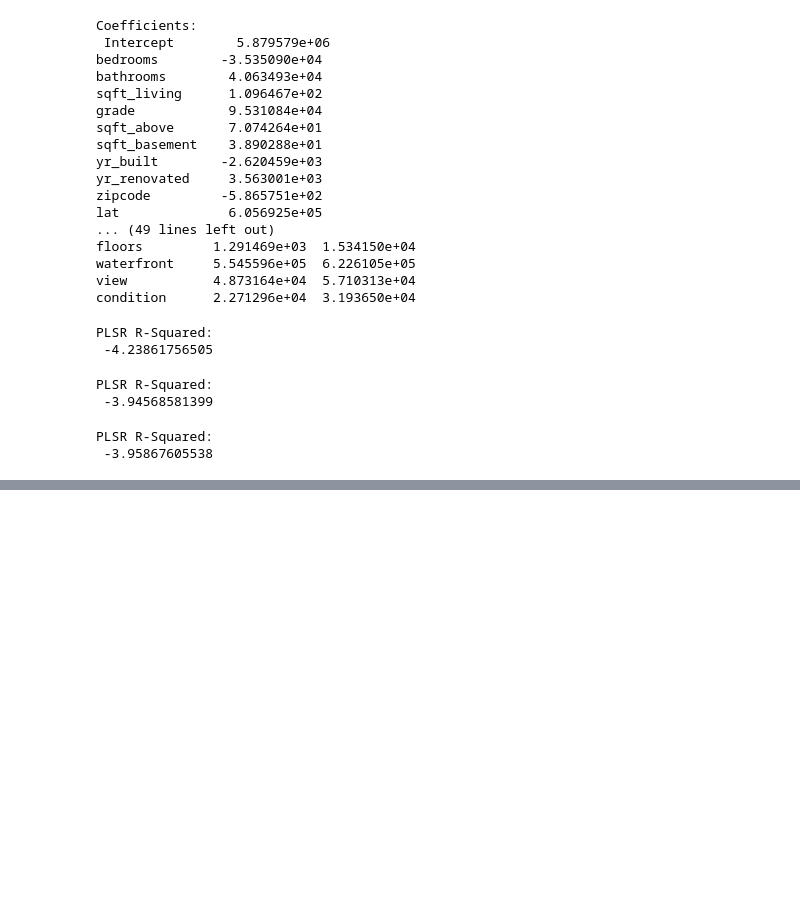
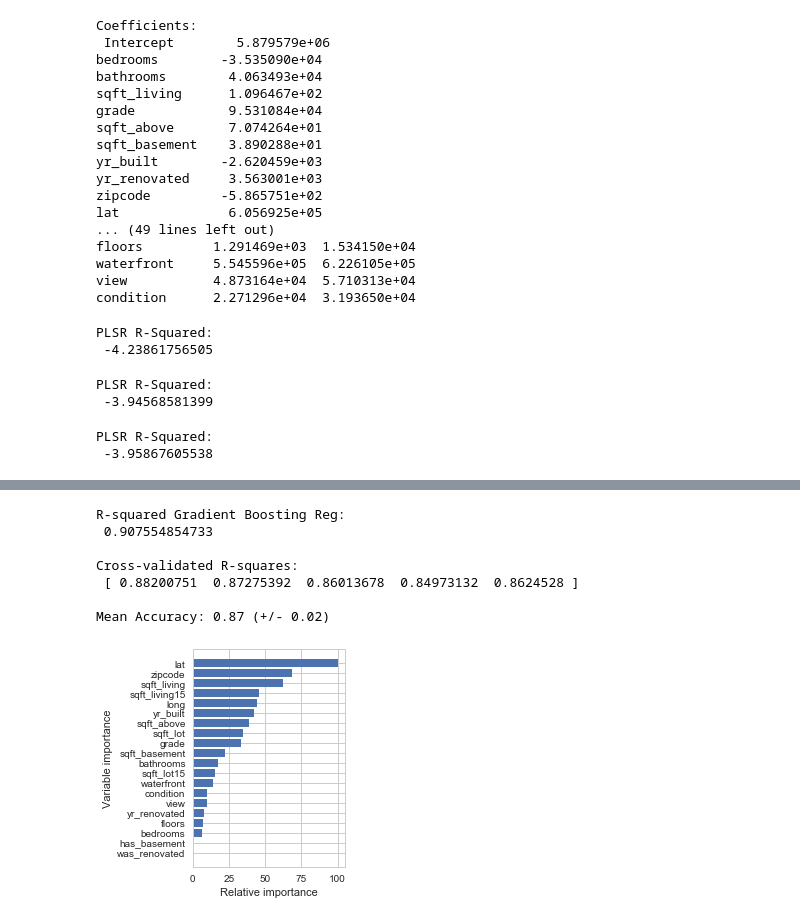
Before and after one commit to cappsjr/StartDraft_Capstone, a Jupyter notebook: Capstone Draft.ipynb, the cells around one changed output, grey strips where cells are left out. Saved outputs shown, nothing was run; the diff lists cells and outputs as text; code cells hidden in the pictures; blank space fills up the shorter version.

```diff
--- a/Capstone Draft.ipynb
+++ b/Capstone Draft.ipynb
@@ -527,0 +720,42 @@ Weighted Accuracy: 0.79 (+/- 0.04)
+# %%
+# Now lets make a gradient boosting regressor model
+
+from sklearn.ensemble import GradientBoostingRegressor
+
+# Lets make a function for our gradient boosting regressor
+def gbr_reg(X, y, los, n_est, max_dep, subsamp, cvk):
+    gbr = GradientBoostingRegressor(loss=los, n_estimators=n_est, max_depth=max_dep, subsample=subsamp)
+    gbr_fit = gbr.fit(X, y)
+    gbr_predict = gbr.predict(X)
+    gbr_score = gbr.score(X,y)
+    print('\nR-squared Gradient Boosting Reg: \n', gbr_score)
+    gbr_crossval = cross_val_score(gbr, X, y, cv=cvk)
+    print('\nCross-validated R-squares: \n', gbr_crossval)
+    print('\nMean Accuracy: %0.2f (+/- %0.2f)' % (gbr_crossval.mean(), gbr_crossval.std() * 2))
+    # Make importances relative to max importance
+    feature_importance = gbr.feature_importances_
+    feature_importance = 100 * (feature_importance / feature_importance.max())
+    sorted_idx = np.argsort(feature_importance)
+    pos = np.arange(sorted_idx.shape[0]) +  0.5
+    plt.subplot(1, 2, 2)
+    plt.barh(pos, feature_importance[sorted_idx], align='center')
+    plt.yticks(pos, X.columns[sorted_idx])
+    plt.xlabel('Relative importance')
+    plt.ylabel('Variable importance')
+    plt.show()
+# %%
+# Define our predictor variables
+gbr_var = df.drop(['price', 'id', 'date'], axis=1)
+
+# Define the function arguments; lets try a loss: least squared, 500 iterations, max depth of trees=2, subsample=1.0,
+# and 5 folds for cross-validation.
+gbr_reg(gbr_var, df['price'], 'ls', 500, 2, 1.0, 5)
+# %% [output]
+R-squared Gradient Boosting Reg:
+ 0.907554854733
+
+Cross-validated R-squares:
+ [ 0.88200751  0.87275392  0.86013678  0.84973132  0.8624528 ]
+
+Mean Accuracy: 0.87 (+/- 0.02)
+[figure, added]
```
Also changed, not shown: parts of 42 cells of this notebook.
